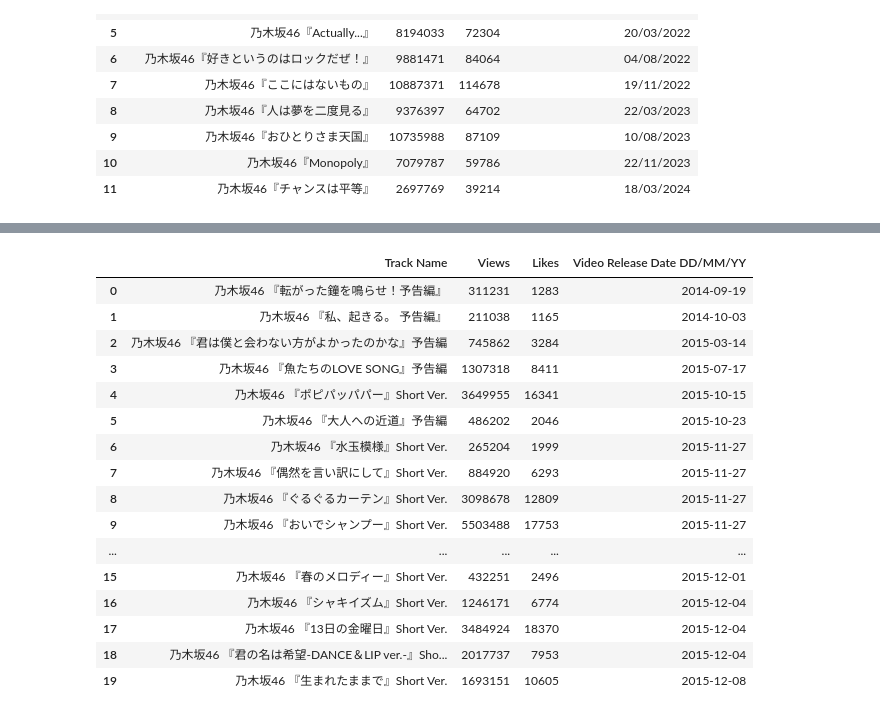
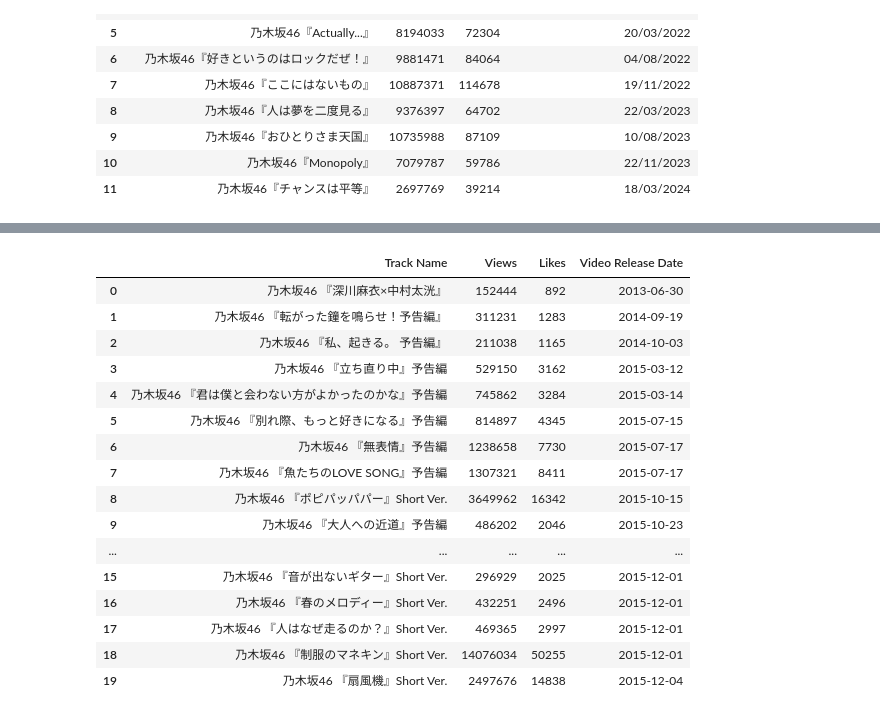
Before and after one commit to lewiskyh/scrape-youtube-stat, a Jupyter notebook: NogizakaScrap.ipynb, the cells around one changed output, grey strips where cells are left out. Cells and saved outputs as stored; diff of their text form; code cells hidden in the pictures.

```diff
--- a/NogizakaScrap.ipynb
+++ b/NogizakaScrap.ipynb
@@ -109,12 +109,11 @@ import googleapiclient.discovery
 from urllib.error import HTTPError
 import pandas as pd
 from datetime import datetime
-import os
 
 ##API key created on Google Developer
-api_key = "AIzaSyAk3uBUzAy5ugqtjGxM4I2dgiqBA3heFi0"
+API_KEY = "AIzaSyAk3uBUzAy5ugqtjGxM4I2dgiqBA3heFi0"
 
-youtube = googleapiclient.discovery.build("youtube", "v3",developerKey=api_key)
+youtube = googleapiclient.discovery.build("youtube", "v3",developerKey=API_KEY)
 
 ##function to retrieve all video IDs
 
@@ -170,13 +169,15 @@ def get_video_stats(video_id):
         print(f"An error occurred: {error}")
         return ["N/A", 0, 0, "N/A"]
 # %%
-##Column names
-column_names = ["Track Name", "Views", "Likes", "MV Release Date DD/MM/YY"]
+
 # Channel ID for Nogizaka46
-channel_id = "UCUzpZpX2wRYOk3J8QTFGxDg"
-video_ids = get_video_ids(channel_id)
+CHANNEL_ID = "UCUzpZpX2wRYOk3J8QTFGxDg"
+
+video_ids = get_video_ids(CHANNEL_ID)
 video_stats = [get_video_stats(id) for id in video_ids]
 # %%
+##Column names
+column_names = ["Track Name", "Views", "Likes", "Video Release Date"]
 df = pd.DataFrame(video_stats, columns = column_names)
 # %%
 ##Convert strings in columns ["Views"] and ["Likes"] to integer
@@ -255,27 +256,26 @@ df.sort_values(by=['Views'], ascending=False)[:20].reset_index(drop=True)
 # %%
 ##Convert ["MV Release Date") to datetime object
-df["Video Release Date DD/MM/YY"] = pd.to_datetime(df["MV Release Date DD/MM/YY"], format="%d/%m/%y")
-df.drop(["MV Release Date DD/MM/YY"], axis=1, inplace=True)
+df["Video Release Date"] = pd.to_datetime(df["Video Release Date"], format="%d/%m/%y")
 # %%
 ##Find the 20 oldest videos uploaded
-df.sort_values(by=['Video Release Date DD/MM/YY'], ascending=True)[:20].reset_index(drop=True)
+df.sort_values(by=['Video Release Date'], ascending=True)[:20].reset_index(drop=True)
 # %% [output]
-|  | Track Name | Views | Likes | Video Release Date DD/MM/YY |
-| 0 | 乃木坂46 『転がった鐘を鳴らせ！予告編』 | 311231 | 1283 | 2014-09-19 |
-| 1 | 乃木坂46 『私、起きる。 予告編』 | 211038 | 1165 | 2014-10-03 |
-| 2 | 乃木坂46 『君は僕と会わない方がよかったのかな』予告編 | 745862 | 3284 | 2015-03-14 |
-| 3 | 乃木坂46 『魚たちのLOVE SONG』予告編 | 1307318 | 8411 | 2015-07-17 |
-| 4 | 乃木坂46 『ポピパッパパー』Short Ver. | 3649955 | 16341 | 2015-10-15 |
-| 5 | 乃木坂46 『大人への近道』予告編 | 486202 | 2046 | 2015-10-23 |
-| 6 | 乃木坂46 『水玉模様』Short Ver. | 265204 | 1999 | 2015-11-27 |
-| 7 | 乃木坂46 『偶然を言い訳にして』Short Ver. | 884920 | 6293 | 2015-11-27 |
-| 8 | 乃木坂46 『ぐるぐるカーテン』Short Ver. | 3098678 | 12809 | 2015-11-27 |
-| 9 | 乃木坂46 『おいでシャンプー』Short Ver. | 5503488 | 17753 | 2015-11-27 |
+|  | Track Name | Views | Likes | Video Release Date |
+| 0 | 乃木坂46 『深川麻衣×中村太洸』 | 152444 | 892 | 2013-06-30 |
+| 1 | 乃木坂46 『転がった鐘を鳴らせ！予告編』 | 311231 | 1283 | 2014-09-19 |
+| 2 | 乃木坂46 『私、起きる。 予告編』 | 211038 | 1165 | 2014-10-03 |
+| 3 | 乃木坂46 『立ち直り中』予告編 | 529150 | 3162 | 2015-03-12 |
+| 4 | 乃木坂46 『君は僕と会わない方がよかったのかな』予告編 | 745862 | 3284 | 2015-03-14 |
+| 5 | 乃木坂46 『別れ際、もっと好きになる』予告編 | 814897 | 4345 | 2015-07-15 |
+| 6 | 乃木坂46 『無表情』予告編 | 1238658 | 7730 | 2015-07-17 |
+| 7 | 乃木坂46 『魚たちのLOVE SONG』予告編 | 1307321 | 8411 | 2015-07-17 |
+| 8 | 乃木坂46 『ポピパッパパー』Short Ver. | 3649962 | 16342 | 2015-10-15 |
+| 9 | 乃木坂46 『大人への近道』予告編 | 486202 | 2046 | 2015-10-23 |
 | ... | ... | ... | ... | ... |
-| 15 | 乃木坂46 『春のメロディー』Short Ver. | 432251 | 2496 | 2015-12-01 |
-| 16 | 乃木坂46 『シャキイズム』Short Ver. | 1246171 | 6774 | 2015-12-04 |
-| 17 | 乃木坂46 『13日の金曜日』Short Ver. | 3484924 | 18370 | 2015-12-04 |
-| 18 | 乃木坂46 『君の名は希望-DANCE＆LIP ver.-』Sho... | 2017737 | 7953 | 2015-12-04 |
-| 19 | 乃木坂46 『生まれたままで』Short Ver. | 1693151 | 10605 | 2015-12-08 |
+| 15 | 乃木坂46 『音が出ないギター』Short Ver. | 296929 | 2025 | 2015-12-01 |
+| 16 | 乃木坂46 『春のメロディー』Short Ver. | 432251 | 2496 | 2015-12-01 |
+| 17 | 乃木坂46 『人はなぜ走るのか？』Short Ver. | 469365 | 2997 | 2015-12-01 |
+| 18 | 乃木坂46 『制服のマネキン』Short Ver. | 14076034 | 50255 | 2015-12-01 |
+| 19 | 乃木坂46 『扇風機』Short Ver. | 2497676 | 14838 | 2015-12-04 |
 # %%
 ##Find the 20 latest videos uploaded
```
Also changed, not shown: parts of 10 cells of this notebook.
